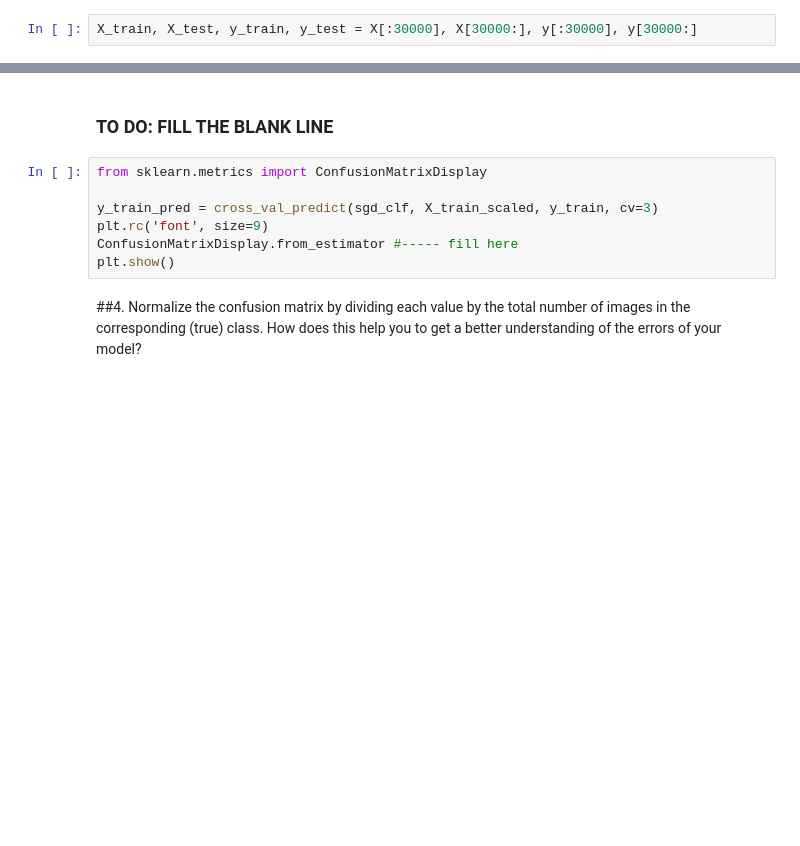
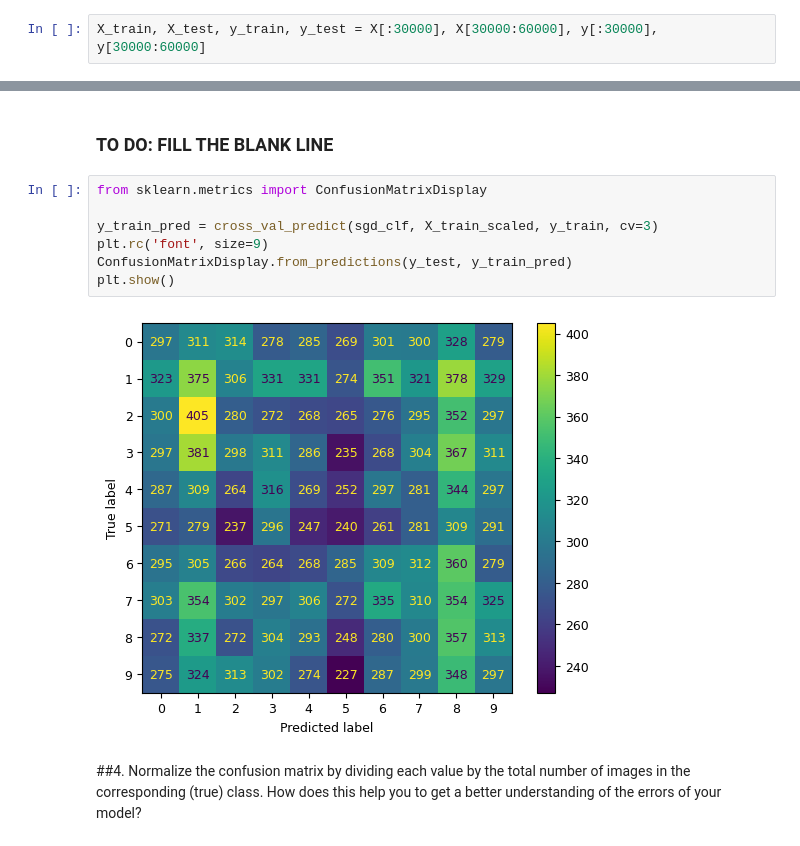
Before and after one commit to mr-nudo/intelligent-tools, a Jupyter notebook: Confusion_Matrix.ipynb, the cells around one changed output, grey strips where cells are left out. Saved outputs shown, nothing was run; the diff lists cells and outputs as text; blank space fills up the shorter version.

```diff
--- a/Confusion_Matrix.ipynb
+++ b/Confusion_Matrix.ipynb
@@ -36,7 +36,7 @@ since the data is already shuffled take the first 30000 elements as your train d
 # %% [markdown]
 ### **TO DO: FILL THE BLANK LINE**
 # %%
-X_train, X_test, y_train, y_test = X[:30000], X[30000:], y[:30000], y[30000:]
+X_train, X_test, y_train, y_test = X[:30000], X[30000:60000], y[:30000], y[30000:60000]
 # %% [markdown]
 Use the SGD classifier of Scikitlearn to classify the digits, the random state is set for the sake of reproducibility.
 # %%
@@ -63,10 +63,12 @@ from sklearn.model_selection import cross_val_predict
 # %%
 from sklearn.metrics import ConfusionMatrixDisplay
 
 y_train_pred = cross_val_predict(sgd_clf, X_train_scaled, y_train, cv=3)
 plt.rc('font', size=9)
-ConfusionMatrixDisplay.from_estimator #----- fill here
+ConfusionMatrixDisplay.from_predictions(y_test, y_train_pred)
 plt.show()
+# %% [output]
+[figure, added]
 # %% [markdown]
 ##4. Normalize the confusion matrix by dividing each value by the total number of images in the corresponding (true) class. How does this help you to get a better understanding of the errors of your model?
 # %% [markdown]
```
Also changed, not shown: parts of 2 cells of this notebook.
